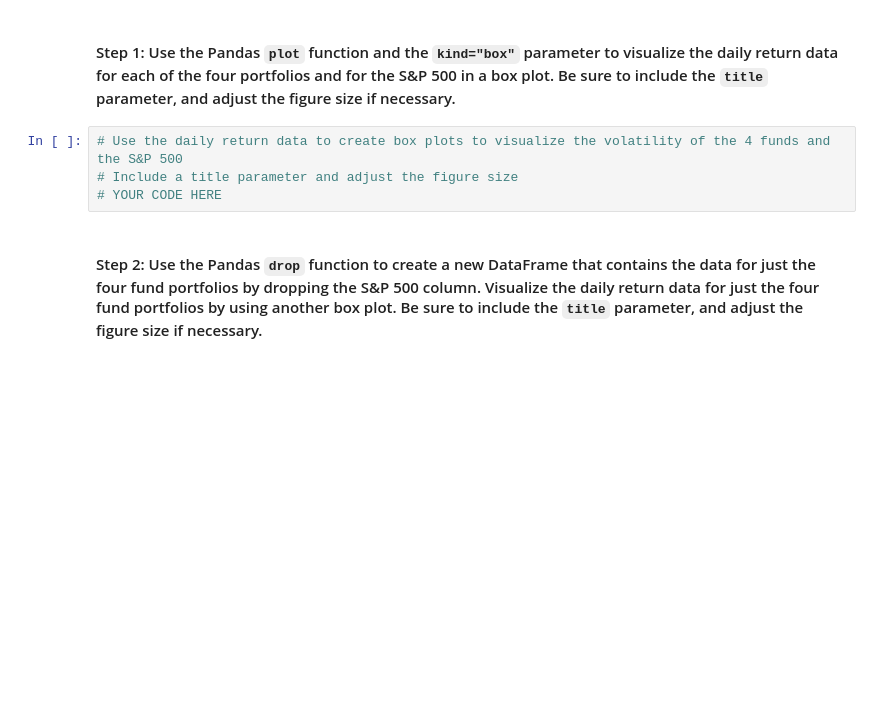
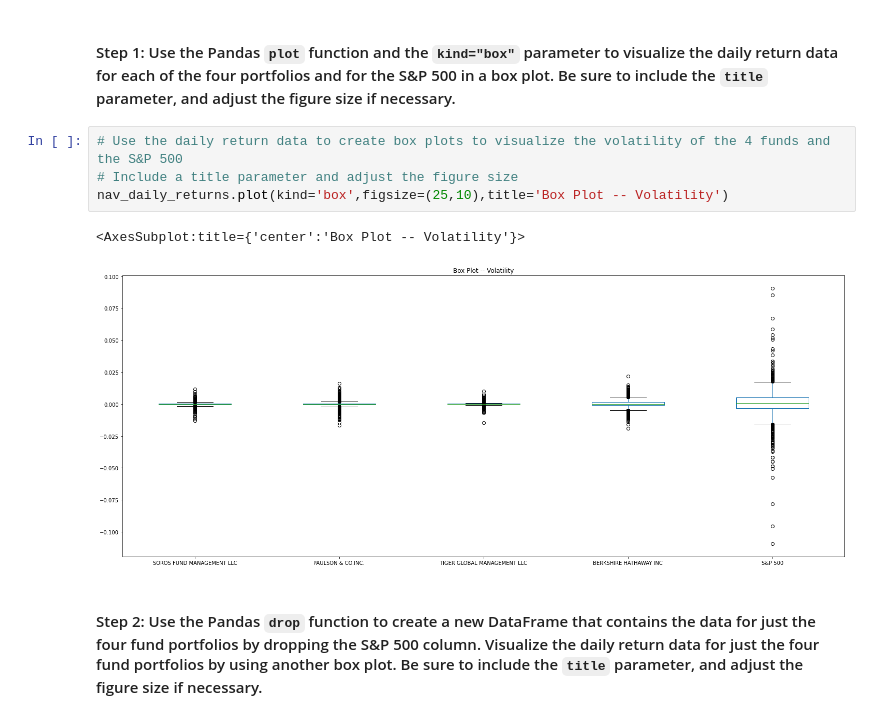
Before and after one commit to ForrestSurles/Portfolio_Investment_Algorithm_Analysis, a Jupyter notebook: risk_return_analysis.ipynb, the cells around one changed output. Drawn from its saved outputs; the diff is of its cells as text; blank space fills up the shorter version.

Commit message:
completed sections 'Analyze the Volatility' and 'Analyze the Risk'. Began 'Analyze the Risk-Return Profile'

```diff
--- a/risk_return_analysis.ipynb
+++ b/risk_return_analysis.ipynb
@@ -234,7 +237,10 @@ Analyze the volatility of each of the four fund portfolios and of the S&P 500 In
 # %%
 # Use the daily return data to create box plots to visualize the volatility of the 4 funds and the S&P 500
 # Include a title parameter and adjust the figure size
-# YOUR CODE HERE
+nav_daily_returns.plot(kind='box',figsize=(25,10),title='Box Plot -- Volatility')
+# %% [output]
+<AxesSubplot:title={'center':'Box Plot -- Volatility'}>
+[figure, added]
 # %% [markdown]
 #### Step 2: Use the Pandas `drop` function to create a new DataFrame that contains the data for just the four fund portfolios by dropping the S&P 500 column. Visualize the daily return data for just the four fund portfolios by using another box plot. Be sure to include the `title` parameter, and adjust the figure size if necessary.
 # %%
```
Also changed, not shown: parts of 14 cells of this notebook.
